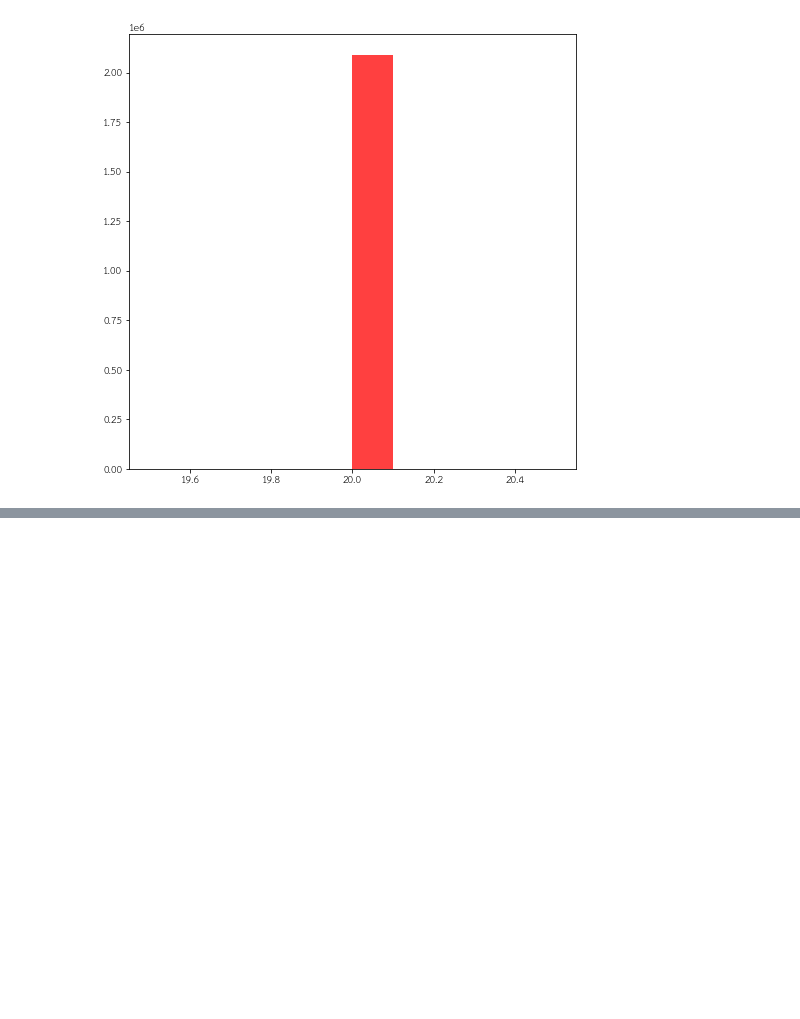
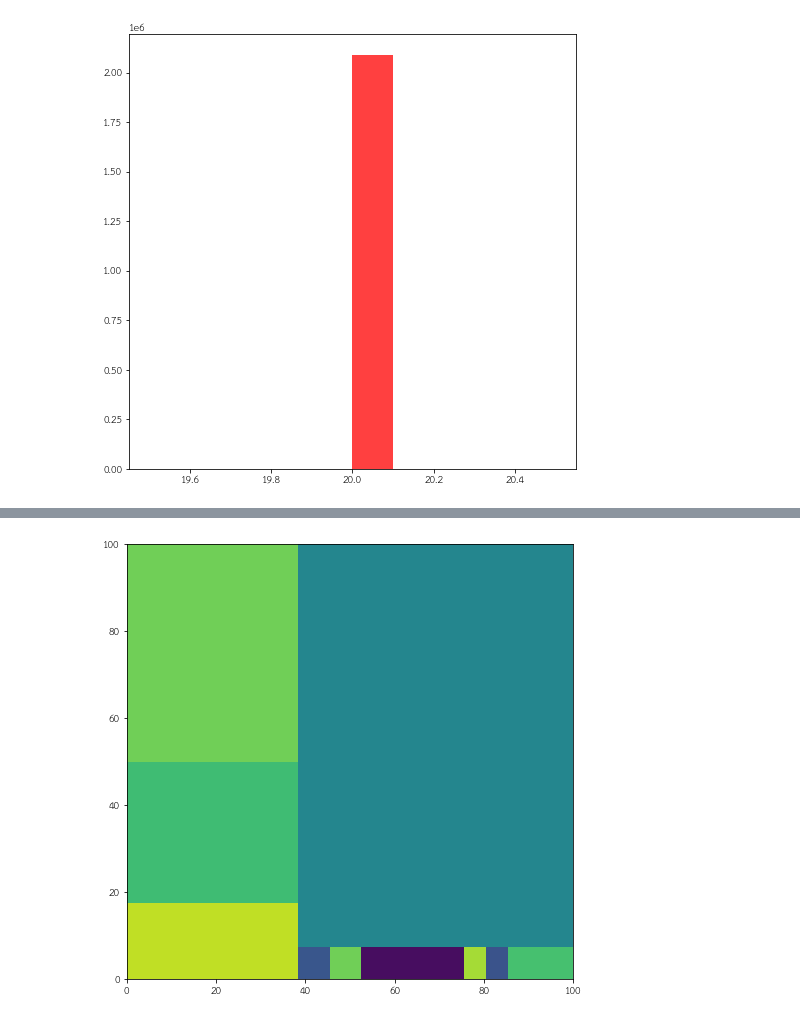
Before and after one commit to PondKann/data_viz, a Jupyter notebook: Visualize_Data_Comparison.ipynb, the cells around one changed output, grey strips where cells are left out. Drawn from its saved outputs; the diff is of its cells as text; code cells hidden in the pictures; blank space fills up the shorter version.

```diff
--- a/Visualize_Data_Comparison.ipynb
+++ b/Visualize_Data_Comparison.ipynb
@@ -341,0 +375,4 @@ ax.barh(labels, b4midnight, width, left=b4lunch, label='Before midnight', color=
+# %%
+output4 = squarify.plot(output[0])
+# %% [output]
+[figure, added]
```
Also changed, not shown: parts of 26 cells of this notebook.
